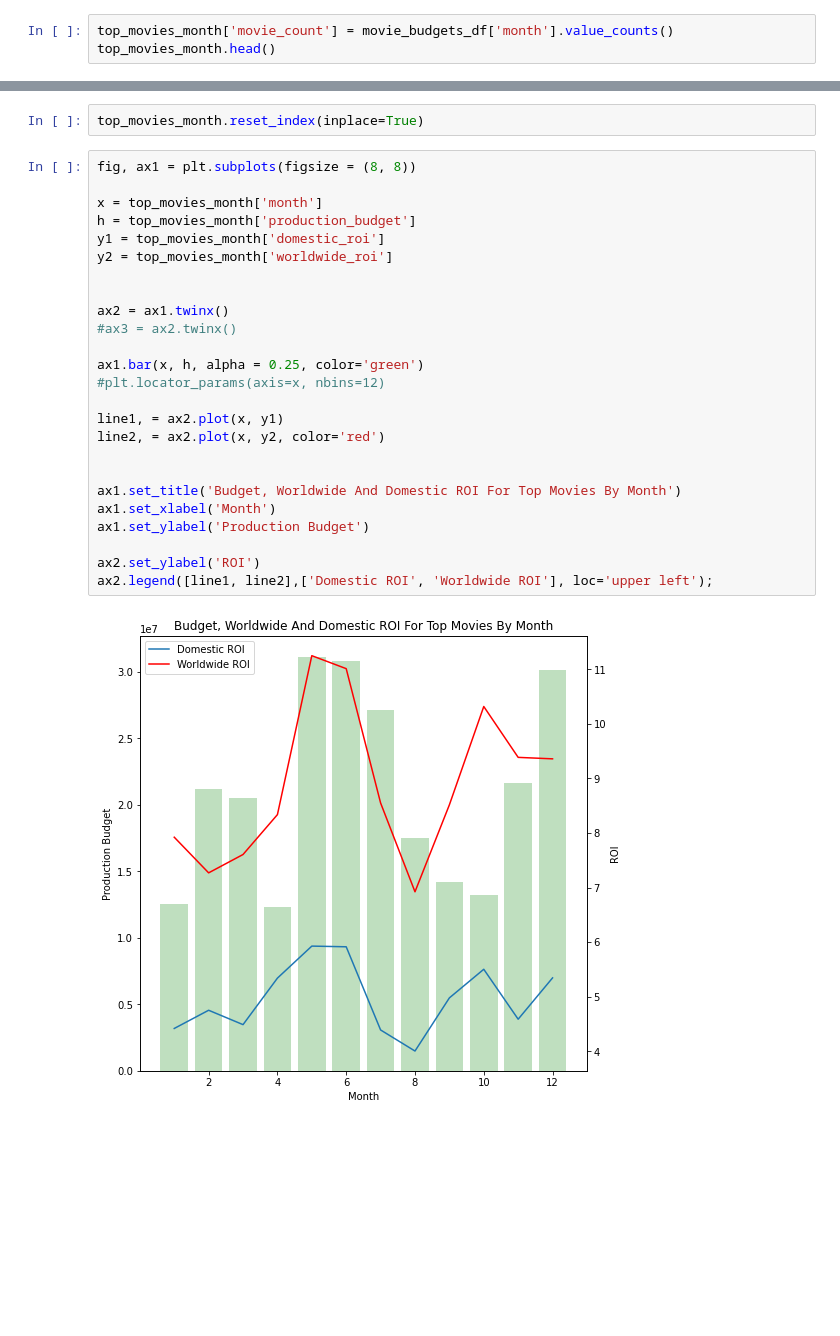
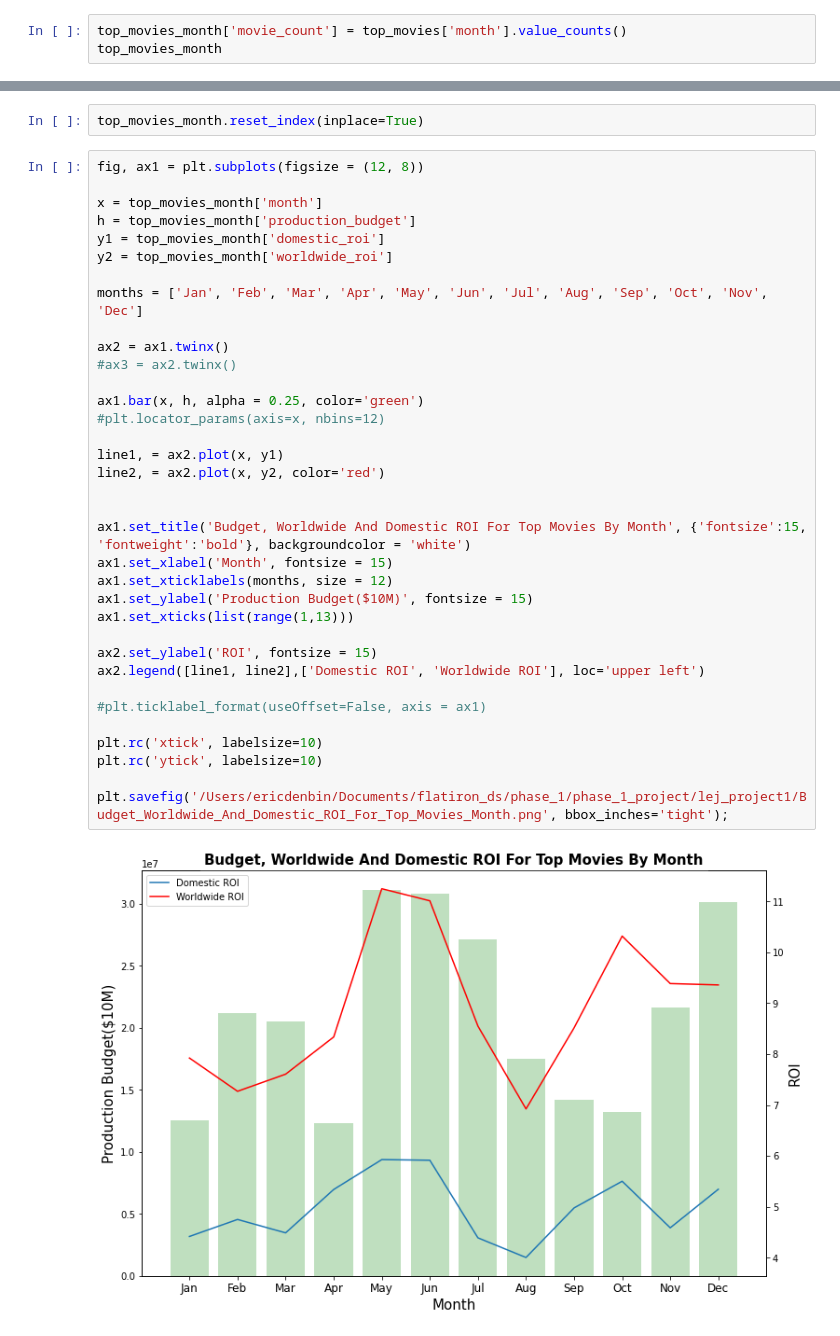
Before and after one commit to jmarkowi/Microsoft-Studios-Analysis, a Jupyter notebook: Eric––Project_1_Workbook.ipynb, the cells around one changed output, grey strips where cells are left out. Saved outputs shown, nothing was run; the diff lists cells and outputs as text; blank space fills up the shorter version.

Commit message:
Final Movies

```diff
--- a/Eric––Project_1_Workbook.ipynb
+++ b/Eric––Project_1_Workbook.ipynb
@@ -941,8 +973,8 @@ top_movies_month
 | 11 | 2.167016e+07 | 4.589627 | 9.385631 | 1999.403226 |
 | 12 | 3.012133e+07 | 5.346417 | 9.358728 | 1995.493333 |
 # %%
-top_movies_month['movie_count'] = movie_budgets_df['month'].value_counts()
-top_movies_month.head()
+top_movies_month['movie_count'] = top_movies['month'].value_counts()
+top_movies_month
 # %% [output]
 |  | production_budget | domestic_roi | worldwide_roi | year | movie_count |
 | month |  |  |  |  |  |
@@ -954,29 +993,39 @@ top_movies_month.head()
 # %%
 top_movies_month.reset_index(inplace=True)
 # %%
-fig, ax1 = plt.subplots(figsize = (8, 8))
+fig, ax1 = plt.subplots(figsize = (12, 8))
 
 x = top_movies_month['month']
 h = top_movies_month['production_budget']
 y1 = top_movies_month['domestic_roi']
 y2 = top_movies_month['worldwide_roi']
 
+months = ['Jan', 'Feb', 'Mar', 'Apr', 'May', 'Jun', 'Jul', 'Aug', 'Sep', 'Oct', 'Nov', 'Dec']
 
 ax2 = ax1.twinx()
 #ax3 = ax2.twinx()
 
 ax1.bar(x, h, alpha = 0.25, color='green')
 #plt.locator_params(axis=x, nbins=12)
 
 line1, = ax2.plot(x, y1)
 line2, = ax2.plot(x, y2, color='red')
 
 
-ax1.set_title('Budget, Worldwide And Domestic ROI For Top Movies By Month')
-ax1.set_xlabel('Month')
-ax1.set_ylabel('Production Budget')
+ax1.set_title('Budget, Worldwide And Domestic ROI For Top Movies By Month', {'fontsize':15, 'fontweight':'bold'}, backgroundcolor = 'white')
+ax1.set_xlabel('Month', fontsize = 15)
+ax1.set_xticklabels(months, size = 12)
+ax1.set_ylabel('Production Budget($10M)', fontsize = 15)
+ax1.set_xticks(list(range(1,13)))
 
-ax2.set_ylabel('ROI')
-ax2.legend([line1, line2],['Domestic ROI', 'Worldwide ROI'], loc='upper left');
+ax2.set_ylabel('ROI', fontsize = 15)
+ax2.legend([line1, line2],['Domestic ROI', 'Worldwide ROI'], loc='upper left')
+
+#plt.ticklabel_format(useOffset=False, axis = ax1)
+
+plt.rc('xtick', labelsize=10)
+plt.rc('ytick', labelsize=10)
+
+plt.savefig('/Users/ericdenbin/Documents/flatiron_ds/phase_1/phase_1_project/lej_project1/Budget_Worldwide_And_Domestic_ROI_For_Top_Movies_Month.png', bbox_inches='tight');
 # %% [output]
-[figure, old version]
+[figure, new version]
```
Also changed, not shown: parts of 10 cells of this notebook, 3 other files.
